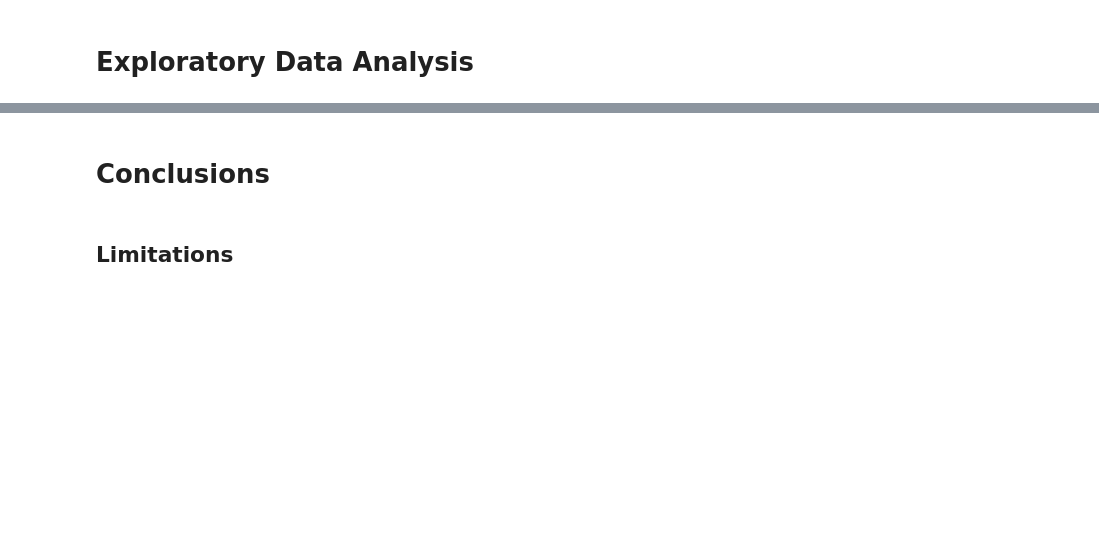
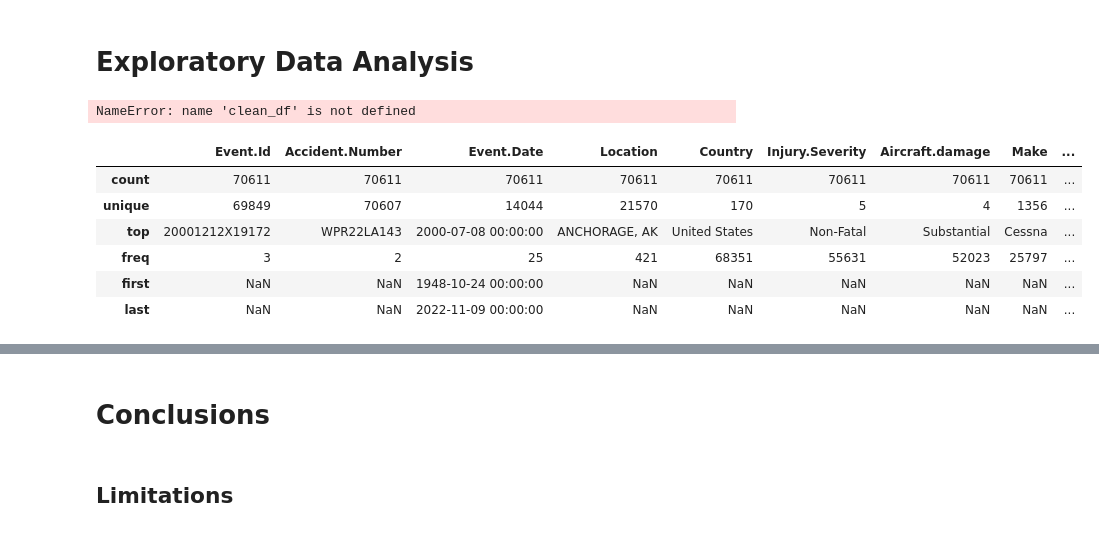
Before and after one commit to ckucewicz/aircraft_safety_project, a Jupyter notebook: Notebook.ipynb, the cells around one changed output, grey strips where cells are left out. Drawn from its saved outputs; the diff is of its cells as text; code cells hidden in the pictures; blank space fills up the shorter version.

```diff
--- a/Notebook.ipynb
+++ b/Notebook.ipynb
@@ -924,0 +914,3 @@ clean_df['Make'].value_counts()
+# %%
+df_clean = df_clean.fillna('Unknown')
+df_clean.isna().sum()
@@ -924,0 +1023,4 @@ clean_df['Make'].value_counts()
+# %%
+#Removes all rows where Engine.Type is 'nan'
+df_clean = df_clean[df_clean['Engine.Type'] != 'nan']
+df_clean['Engine.Type'].value_counts()
@@ -924,0 +1041,3 @@ clean_df['Make'].value_counts()
+# %%
+#Convert event dates from string to pandas datetime datatype
+df_clean['Event.Date'] = pd.to_datetime(df_clean['Event.Date'])
@@ -924,0 +1048,3 @@ clean_df['Make'].value_counts()
+# %%
+#Creating a column for the day of the week for each event
+df_clean['Event.Day'] = df_clean['Event.Date'].dt.day_name()
@@ -925,4 +1093,16 @@ clean_df['Make'].value_counts()
 # %% [markdown]
 # Exploratory Data Analysis
 # %%
-clean_df.to_csv('aircraft_safety_cleaned.csv')
+#clean_df.to_csv('aircraft_safety_cleaned.csv')
+# %% [output]
+NameError: name 'clean_df' is not defined
+# %%
+df_clean.describe()
+# %% [output]
+|  | Event.Id | Accident.Number | Event.Date | Location | Country | Injury.Severity | Aircraft.damage | Make | ... |
+| count | 70611 | 70611 | 70611 | 70611 | 70611 | 70611 | 70611 | 70611 | ... |
+| unique | 69849 | 70607 | 14044 | 21570 | 170 | 5 | 4 | 1356 | ... |
+| top | 20001212X19172 | WPR22LA143 | 2000-07-08 00:00:00 | ANCHORAGE, AK | United States | Non-Fatal | Substantial | Cessna | ... |
+| freq | 3 | 2 | 25 | 421 | 68351 | 55631 | 52023 | 25797 | ... |
+| first | NaN | NaN | 1948-10-24 00:00:00 | NaN | NaN | NaN | NaN | NaN | ... |
+| last | NaN | NaN | 2022-11-09 00:00:00 | NaN | NaN | NaN | NaN | NaN | ... |
```
Also changed, not shown: parts of 51 cells of this notebook.
